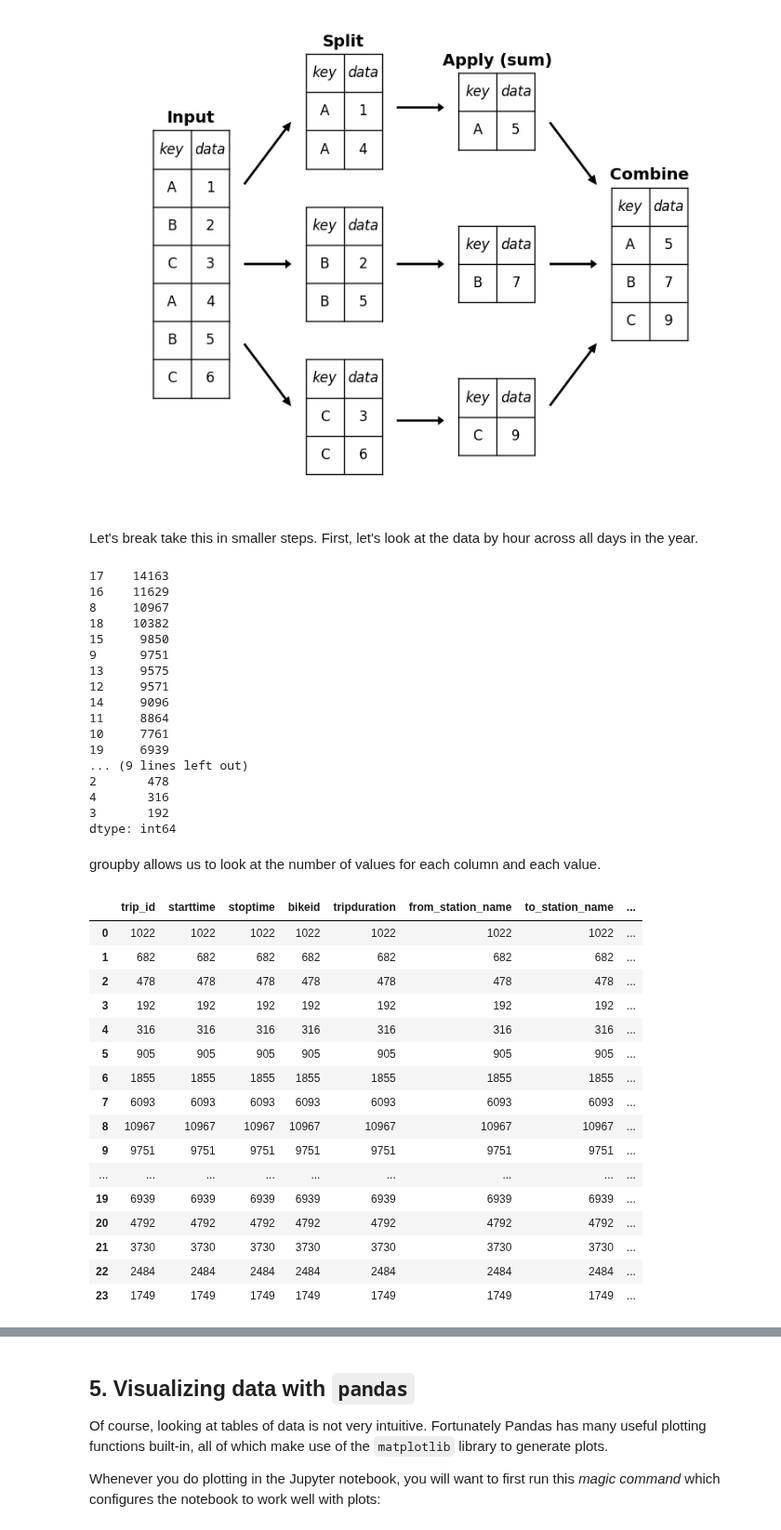
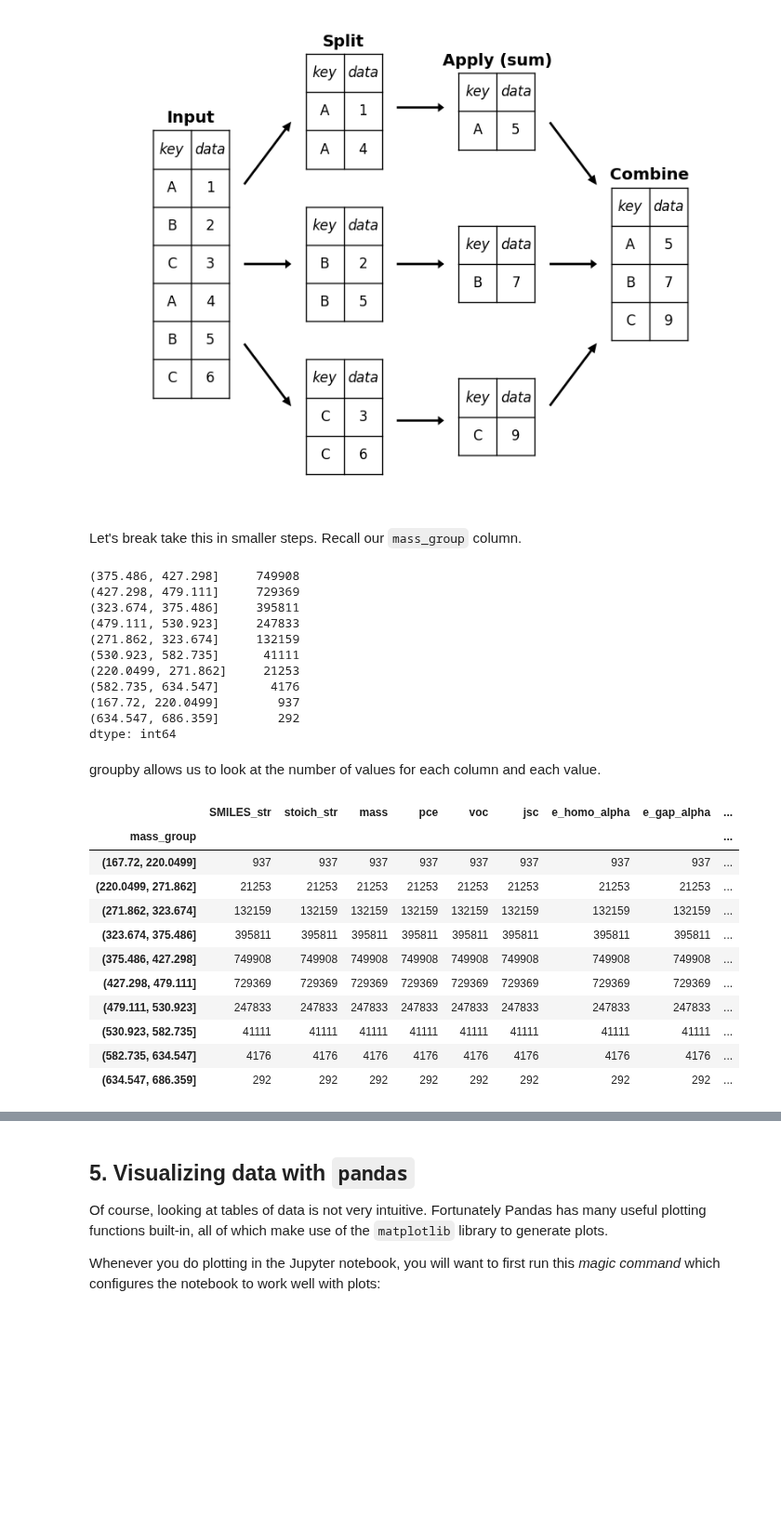
Before and after one commit to UWDIRECT/UWDIRECT.github.io, a Jupyter notebook: SEDS_content/02.Python.ipynb, the cells around one changed output, grey strips where cells are left out. Shown at 93% size. Saved outputs shown, nothing was run; the diff lists cells and outputs as text; code cells hidden in the pictures; blank space fills up the shorter version.

```diff
--- a/SEDS_content/02.Python.ipynb
+++ b/SEDS_content/02.Python.ipynb
@@ -189,0 +190,2 @@ Int64Index([      0,       1,       2,       3,       4,       5,       6,
+# %%
+data = data.set_index(['id'])
@@ -268,0 +296,2 @@ data.head()
+# %%
+data['mass_group'] = pd.cut(data['mass'], 10)
@@ -381,46 +404,35 @@ Image('split_apply_combine.png')
 [figure]
 # %% [markdown]
 Let's break take this in smaller steps.
-First, let's look at the data by hour across all days in the year.
+Recall our ``mass_group`` column.
 # %%
-pd.value_counts(times.hour)
+pd.value_counts(data['mass_group'])
 # %% [output]
-17    14163
-16    11629
-8     10967
-18    10382
-15     9850
-9      9751
-13     9575
-12     9571
-14     9096
-11     8864
-10     7761
-19     6939
-... (9 lines left out)
-2       478
-4       316
-3       192
+(375.486, 427.298]     749908
+(427.298, 479.111]     729369
+(323.674, 375.486]     395811
+(479.111, 530.923]     247833
+(271.862, 323.674]     132159
+(530.923, 582.735]      41111
+(220.0499, 271.862]     21253
+(582.735, 634.547]       4176
+(167.72, 220.0499]        937
+(634.547, 686.359]        292
 dtype: int64
 # %% [markdown]
 groupby allows us to look at the number of values for each column and each value.
 # %%
-data.groupby(times.hour).count()
+data.groupby(['mass_group']).count()
 # %% [output]
-|  | trip_id | starttime | stoptime | bikeid | tripduration | from_station_name | to_station_name | ... |
-| 0 | 1022 | 1022 | 1022 | 1022 | 1022 | 1022 | 1022 | ... |
-| 1 | 682 | 682 | 682 | 682 | 682 | 682 | 682 | ... |
-| 2 | 478 | 478 | 478 | 478 | 478 | 478 | 478 | ... |
-| 3 | 192 | 192 | 192 | 192 | 192 | 192 | 192 | ... |
-| 4 | 316 | 316 | 316 | 316 | 316 | 316 | 316 | ... |
-| 5 | 905 | 905 | 905 | 905 | 905 | 905 | 905 | ... |
-| 6 | 1855 | 1855 | 1855 | 1855 | 1855 | 1855 | 1855 | ... |
-| 7 | 6093 | 6093 | 6093 | 6093 | 6093 | 6093 | 6093 | ... |
-| 8 | 10967 | 10967 | 10967 | 10967 | 10967 | 10967 | 10967 | ... |
-| 9 | 9751 | 9751 | 9751 | 9751 | 9751 | 9751 | 9751 | ... |
-| ... | ... | ... | ... | ... | ... | ... | ... | ... |
-| 19 | 6939 | 6939 | 6939 | 6939 | 6939 | 6939 | 6939 | ... |
-| 20 | 4792 | 4792 | 4792 | 4792 | 4792 | 4792 | 4792 | ... |
-| 21 | 3730 | 3730 | 3730 | 3730 | 3730 | 3730 | 3730 | ... |
-| 22 | 2484 | 2484 | 2484 | 2484 | 2484 | 2484 | 2484 | ... |
-| 23 | 1749 | 1749 | 1749 | 1749 | 1749 | 1749 | 1749 | ... |
+|  | SMILES_str | stoich_str | mass | pce | voc | jsc | e_homo_alpha | e_gap_alpha | ... |
+| mass_group |  |  |  |  |  |  |  |  | ... |
+| (167.72, 220.0499] | 937 | 937 | 937 | 937 | 937 | 937 | 937 | 937 | ... |
+| (220.0499, 271.862] | 21253 | 21253 | 21253 | 21253 | 21253 | 21253 | 21253 | 21253 | ... |
+| (271.862, 323.674] | 132159 | 132159 | 132159 | 132159 | 132159 | 132159 | 132159 | 132159 | ... |
+| (323.674, 375.486] | 395811 | 395811 | 395811 | 395811 | 395811 | 395811 | 395811 | 395811 | ... |
+| (375.486, 427.298] | 749908 | 749908 | 749908 | 749908 | 749908 | 749908 | 749908 | 749908 | ... |
+| (427.298, 479.111] | 729369 | 729369 | 729369 | 729369 | 729369 | 729369 | 729369 | 729369 | ... |
+| (479.111, 530.923] | 247833 | 247833 | 247833 | 247833 | 247833 | 247833 | 247833 | 247833 | ... |
+| (530.923, 582.735] | 41111 | 41111 | 41111 | 41111 | 41111 | 41111 | 41111 | 41111 | ... |
+| (582.735, 634.547] | 4176 | 4176 | 4176 | 4176 | 4176 | 4176 | 4176 | 4176 | ... |
+| (634.547, 686.359] | 292 | 292 | 292 | 292 | 292 | 292 | 292 | 292 | ... |
```
Also changed, not shown: parts of 47 cells of this notebook, 1 other file.
